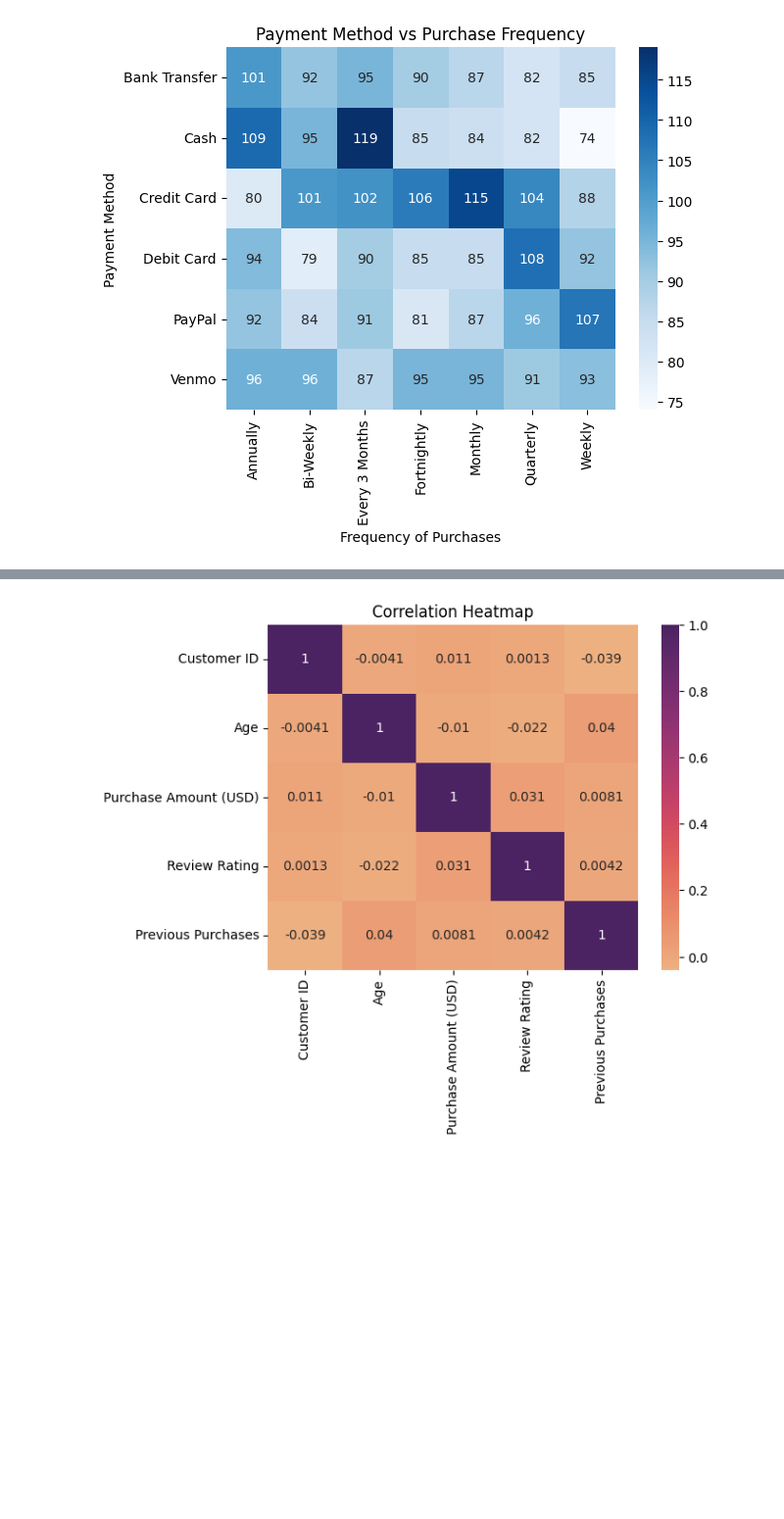
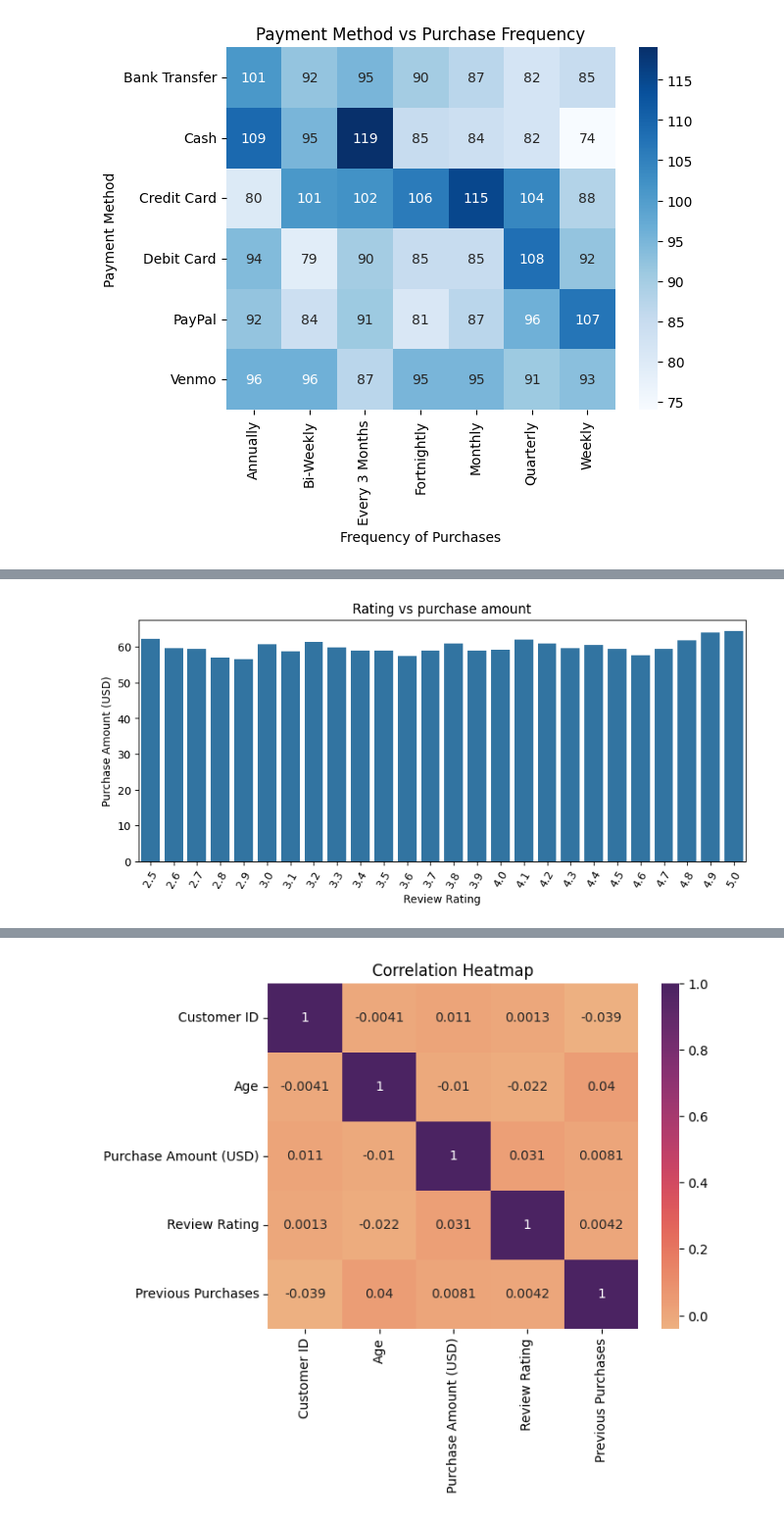
Before and after one commit to satyam-techabbot/AIML, a Jupyter notebook: Week2/Python/exercise/eda_shopping_trend.ipynb, the cells around one changed output, grey strips where cells are left out. Shown at 98% size. Drawn from its saved outputs; the diff is of its cells as text; code cells hidden in the pictures; blank space fills up the shorter version.

```diff
--- a/Week2/Python/exercise/eda_shopping_trend.ipynb
+++ b/Week2/Python/exercise/eda_shopping_trend.ipynb
@@ -165,0 +179,11 @@ plt.show()
+# %%
+# 5.6 Rating vs purchase amount
+
+rating_summary = shopping_data.groupby('Review Rating')['Purchase Amount (USD)'].mean().reset_index()
+plt.figure(figsize=(10,4))
+sns.barplot(data=rating_summary, x="Review Rating", y="Purchase Amount (USD)")
+plt.title("Rating vs purchase amount")
+plt.xticks(rotation=60)
+plt.show()
+# %% [output]
+[figure, added]
```
Also changed, not shown: parts of 4 cells of this notebook, 10 other files.
